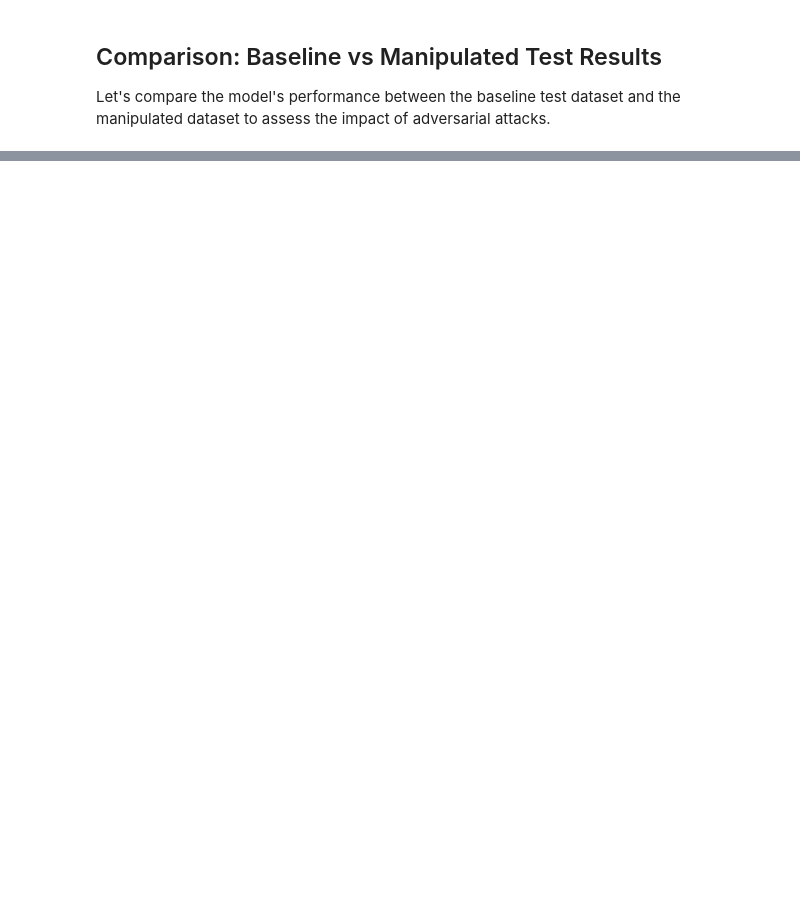
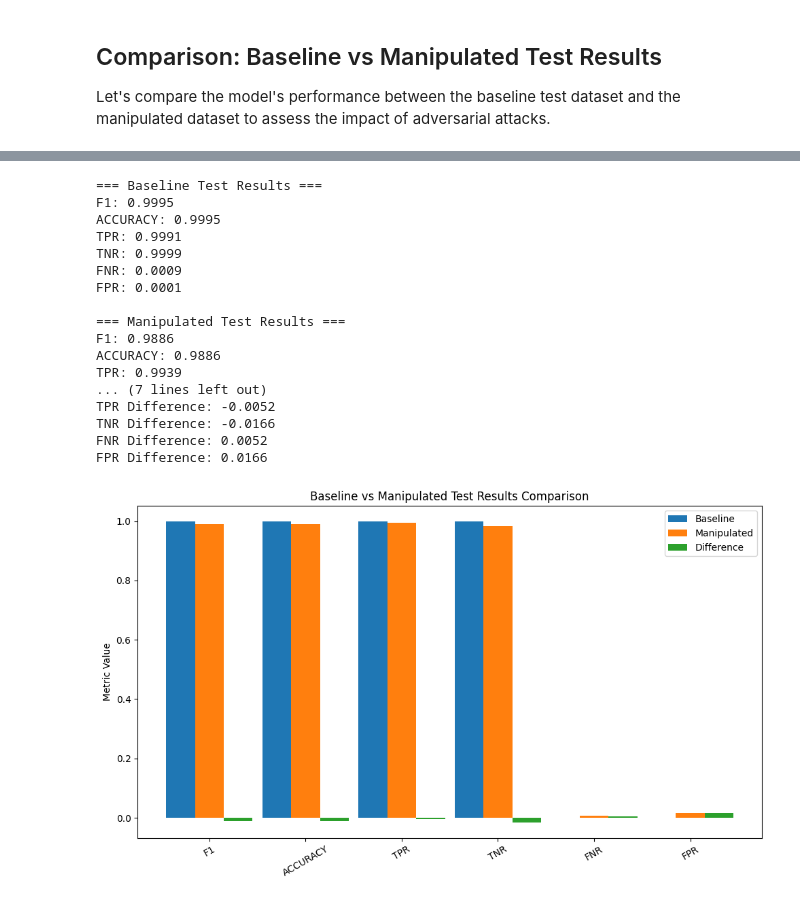
Before and after one commit to AlessiaPivotto/EvasionShield-LUCID, a Jupyter notebook: MLP/MLP_BinaryClassification.ipynb, the cells around one changed output, grey strips where cells are left out. Saved outputs shown, nothing was run; the diff lists cells and outputs as text; code cells hidden in the pictures; blank space fills up the shorter version.

```diff
--- a/MLP/MLP_BinaryClassification.ipynb
+++ b/MLP/MLP_BinaryClassification.ipynb
@@ -304,0 +396,8 @@ plt.show()
+# %%
+# Test on baseline test dataset
+try:
+    X_test_baseline, y_test_baseline = load_dataset(DATASET_FOLDER + '/*-test.hdf5')
+    print(f'Baseline test shape: {X_test_baseline.shape}, {y_test_baseline.shape}')
+    baseline_results = evaluate_model(loaded_model, X_test_baseline, y_test_baseline, "Baseline Test")
+except Exception as e:
+    print(f"Could not load baseline test data: {e}")
@@ -304,0 +421,8 @@ plt.show()
+# %%
+# Test on manipulated test dataset
+try:
+    X_test_manipulated, y_test_manipulated = load_dataset('../DATASETS/MANIPULATED-PCAPS/*-test.hdf5')
+    print(f'Manipulated test shape: {X_test_manipulated.shape}, {y_test_manipulated.shape}')
+    manipulated_results = evaluate_model(loaded_model, X_test_manipulated, y_test_manipulated, "Manipulated Test")
+except Exception as e:
+    print(f"Could not load manipulated test data: {e}")
@@ -304,0 +446,57 @@ plt.show()
+# %%
+import numpy as np
+
+import matplotlib.pyplot as plt
+
+# Metrics to compare
+metrics = ['f1', 'accuracy', 'tpr', 'tnr', 'fnr', 'fpr']
+baseline_vals = [baseline_results[m] for m in metrics]
+manipulated_vals = [manipulated_results[m] for m in metrics]
+diff_vals = [manipulated_results[m] - baseline_results[m] for m in metrics]
+
+# Print results (already in your code)
+print("=== Baseline Test Results ===")
+for key, val in zip(metrics, baseline_vals):
+    print(f"{key.upper()}: {val:.4f}")
+
+print("\n=== Manipulated Test Results ===")
+for key, val in zip(metrics, manipulated_vals):
+    print(f"{key.upper()}: {val:.4f}")
+
+print("\n=== Difference (Manipulated - Baseline) ===")
+for key, val in zip(metrics, diff_vals):
+    print(f"{key.upper()} Difference: {val:.4f}")
+
+# Plot comparison
+x = np.arange(len(metrics))
+width = 0.3
+
+plt.figure(figsize=(10, 6))
+plt.bar(x - width, baseline_vals, width, label='Baseline')
+plt.bar(x, manipulated_vals, width, label='Manipulated')
+plt.bar(x + width, diff_vals, width, label='Difference')
+plt.xticks(x, [m.upper() for m in metrics], rotation=30)
+plt.ylabel('Metric Value')
+plt.title('Baseline vs Manipulated Test Results Comparison')
+plt.legend()
+plt.tight_layout()
+plt.show()
+# %% [output]
+=== Baseline Test Results ===
+F1: 0.9995
+ACCURACY: 0.9995
+TPR: 0.9991
+TNR: 0.9999
+FNR: 0.0009
+FPR: 0.0001
+
+=== Manipulated Test Results ===
+F1: 0.9886
+ACCURACY: 0.9886
+TPR: 0.9939
+... (7 lines left out)
+TPR Difference: -0.0052
+TNR Difference: -0.0166
+FNR Difference: 0.0052
+FPR Difference: 0.0166
+[figure, added]
```
Also changed, not shown: parts of 14 cells of this notebook.
